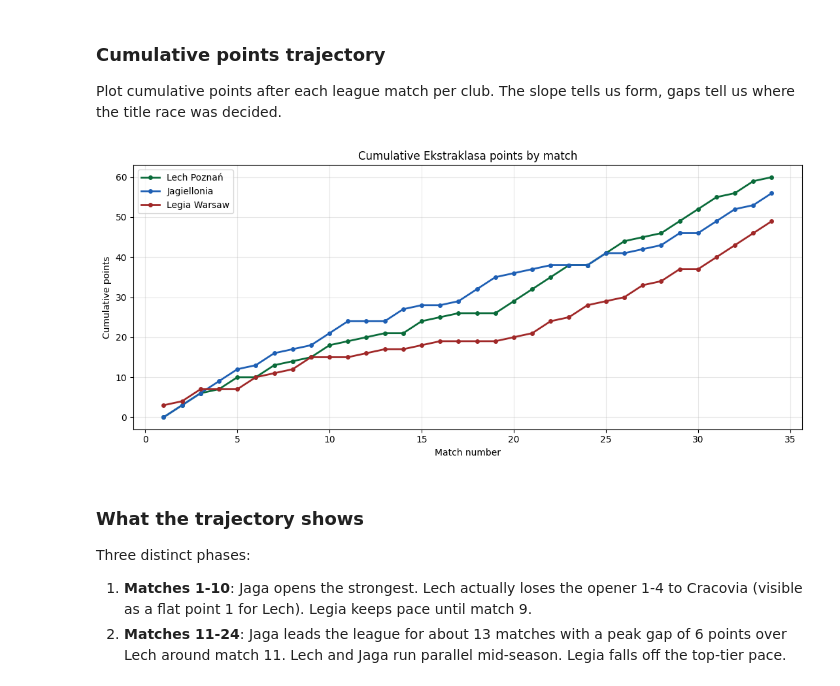
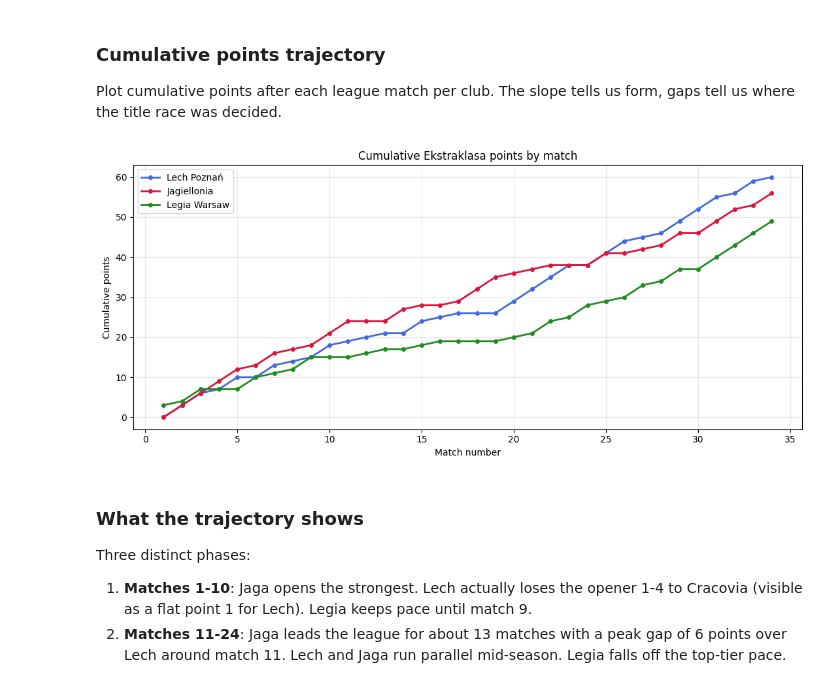
Before and after one commit to Mewhoosh/ekstraklasa-2025-26-analytics, a Jupyter notebook: notebooks/01_three_clubs_analysis.ipynb, the cells around one changed output. Drawn from its saved outputs; the diff is of its cells as text; code cells hidden in the pictures.

```diff
--- a/notebooks/01_three_clubs_analysis.ipynb
+++ b/notebooks/01_three_clubs_analysis.ipynb
@@ -288,29 +294,29 @@ Plot cumulative points after each league match per club. The slope tells us form
 # %%
 # Load all three match logs at once
 logs = {team: load_match_log(key) for team, key in TEAM_FILE.items()}
 
 fig, ax = plt.subplots(figsize=(11, 5))
 
 colors = {
-    "Lech Poznań": "#0a6b3a",
-    "Jagiellonia": "#1e5fb4",
-    "Legia Warsaw": "#a02828",
+    "Lech Poznań": "royalblue",
+    "Jagiellonia": "crimson",
+    "Legia Warsaw": "forestgreen",
 }
 
 for team, df in logs.items():
     ax.plot(df["matchweek"], df["cum_pts"],
             marker="o", markersize=4, linewidth=2,
             color=colors[team], label=team)
 
 ax.set_title("Cumulative Ekstraklasa points by match")
 ax.set_xlabel("Match number")
 ax.set_ylabel("Cumulative points")
 ax.legend(loc="upper left")
 ax.grid(True, alpha=0.3)
 plt.tight_layout()
 plt.show()
 # %% [output]
-[figure, old version]
+[figure, new version]
 # %% [markdown]
 ### What the trajectory shows
 
```
Also changed, not shown: parts of 21 cells of this notebook.
